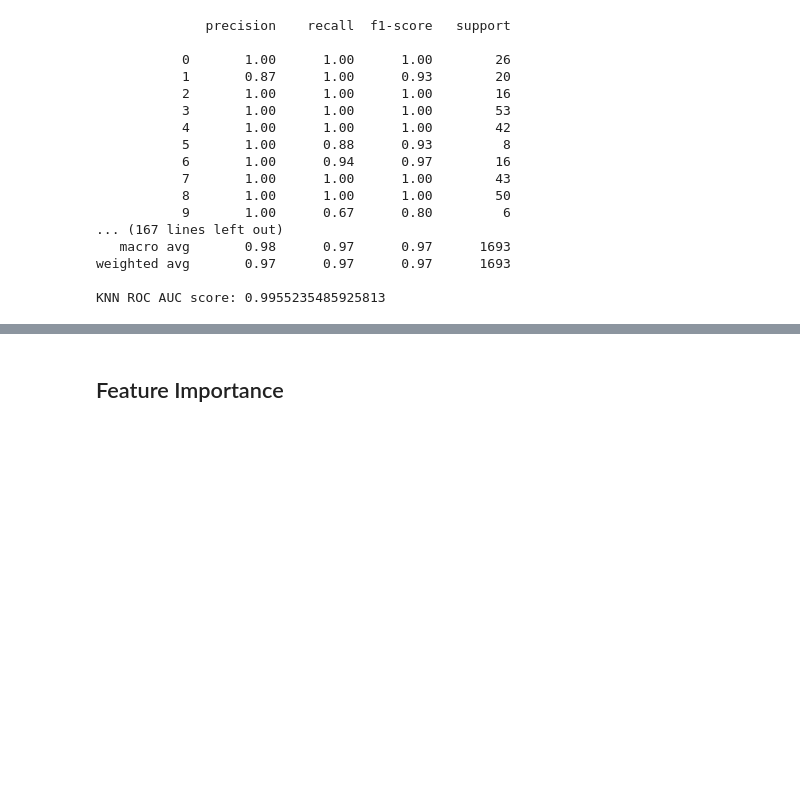
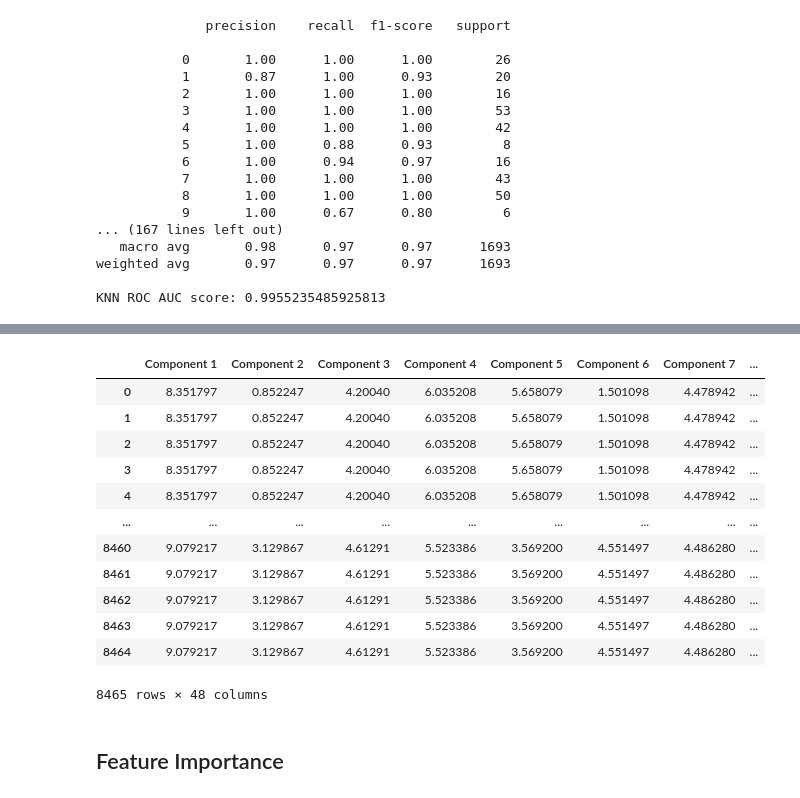
Before and after one commit to giovannellilab/media-prediction, a Jupyter notebook: notebooks/04-Model-Eval.ipynb, the cells around one changed output, grey strips where cells are left out. Cells and saved outputs as stored; diff of their text form; code cells hidden in the pictures; blank space fills up the shorter version.

```diff
--- a/notebooks/04-Model-Eval.ipynb
+++ b/notebooks/04-Model-Eval.ipynb
@@ -247,7 +237,7 @@ from sklearn.ensemble import RandomForestClassifier
 from sklearn.metrics import classification_report
 from sklearn.neighbors import KNeighborsClassifier
 # %%
-y2_train = cluster_labels
+y2_train = training_clusters
 y2_test = test_clusters
 # %% [markdown]
 ### Random Forest
@@ -344,0 +376,16 @@ KNN ROC AUC score: 0.9955235485925813
+# %%
+# Test data
+test_df = pd.DataFrame(X_test_transformed, columns=[f"Component {i+1}" for i in range(X_test_transformed.shape[1])])
+test_df['Set'] = 'Test'
+y_test_labels = list(y_test)
+test_df['Target'] = y_test_labels
+test_df['KMeans Cluster'] = test_clusters
+
+# Add classifier labels
+test_df["KNN Classify"] = knc.predict(X_test_transformed)
+test_df["RF Classify"] = rfc.predict(X_test_transformed)
+
+test_df.to_csv(os.path.join(DATA_DIR, "model", "param-test-output.csv"), index=False)
+
+print(len(test_df))
+test_df.head()
@@ -345,3 +401,43 @@ KNN ROC AUC score: 0.9955235485925813
+# %%
+# Add nearest neighbor indices to the test dataframe
+knn_df = test_df.copy()
+knn_df = knn_df.rename(columns={"KMeans Cluster": "Test Cluster"})
+neighbors = pd.DataFrame(indices) # Indices of nearest neighbors from the training set
+knn_df['indices'] = neighbors[neighbors.columns[0:]].apply(lambda x: ';'.join(x.dropna().astype(str)), axis=1)
+knn_df["indices"] = knn_df["indices"].str.split(';')
+knn_df = knn_df.explode("indices")
+
+# Add original indices as a column for the train dataframe
+    # Index maps to original dataframe before train_test_split!
+    # Randomizes => inaccurate nearest neighbor mapping based on indices (fine if X_test and X_train are defined as in 05-Model-Test)
+train_index = train_df.copy()
+train_index = train_index.rename(columns={"KMeans Cluster": "Train Cluster"})
+y_train_labels = pd.DataFrame(y_train).reset_index() # reset of index, TODO: ensure this is correct mapping!
+train_index["indices"] = y_train_labels.index
+train_index["indices"] = train_index["indices"].astype(str)
+
+# Merge to label nearest neighbors
+left = knn_df.copy()
+right = train_index[["indices", "Target", "Media Cluster"]] #"taxon_id",
+right = right.rename(columns={"Target": "neighbor_media_id", "Train Cluster": "neighbor_cluster", "Media Cluster": "neighbor_media_cluster"})
+merged = pd.merge(left, right, on="indices", how="left")
+
+merged.to_csv(os.path.join(DATA_DIR, "model", "param-model-output.csv"), index=False)
+merged
+# %% [output]
+|  | Component 1 | Component 2 | Component 3 | Component 4 | Component 5 | Component 6 | Component 7 | ... |
+| 0 | 8.351797 | 0.852247 | 4.20040 | 6.035208 | 5.658079 | 1.501098 | 4.478942 | ... |
+| 1 | 8.351797 | 0.852247 | 4.20040 | 6.035208 | 5.658079 | 1.501098 | 4.478942 | ... |
+| 2 | 8.351797 | 0.852247 | 4.20040 | 6.035208 | 5.658079 | 1.501098 | 4.478942 | ... |
+| 3 | 8.351797 | 0.852247 | 4.20040 | 6.035208 | 5.658079 | 1.501098 | 4.478942 | ... |
+| 4 | 8.351797 | 0.852247 | 4.20040 | 6.035208 | 5.658079 | 1.501098 | 4.478942 | ... |
+| ... | ... | ... | ... | ... | ... | ... | ... | ... |
+| 8460 | 9.079217 | 3.129867 | 4.61291 | 5.523386 | 3.569200 | 4.551497 | 4.486280 | ... |
+| 8461 | 9.079217 | 3.129867 | 4.61291 | 5.523386 | 3.569200 | 4.551497 | 4.486280 | ... |
+| 8462 | 9.079217 | 3.129867 | 4.61291 | 5.523386 | 3.569200 | 4.551497 | 4.486280 | ... |
+| 8463 | 9.079217 | 3.129867 | 4.61291 | 5.523386 | 3.569200 | 4.551497 | 4.486280 | ... |
+| 8464 | 9.079217 | 3.129867 | 4.61291 | 5.523386 | 3.569200 | 4.551497 | 4.486280 | ... |
+8465 rows × 48 columns
 # %% [markdown]
 ## Feature Importance
 # %%
```
Also changed, not shown: parts of 14 cells of this notebook.
